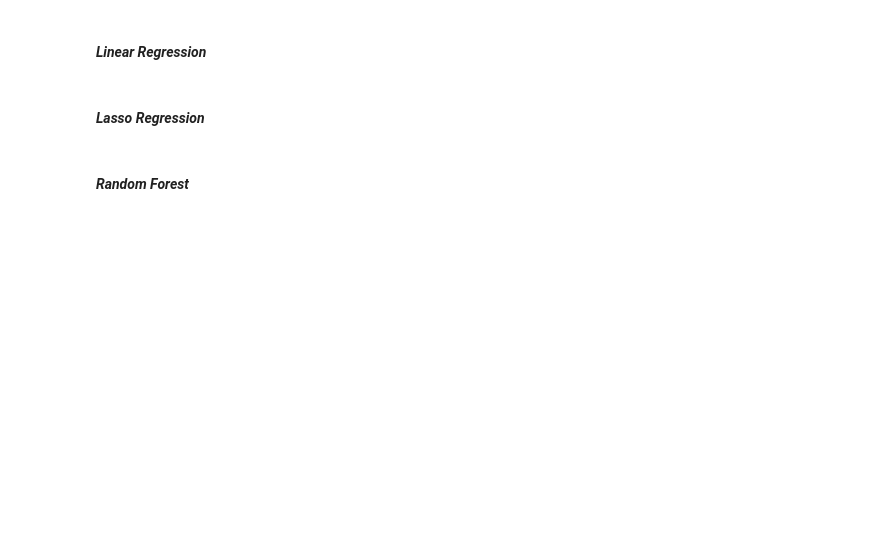
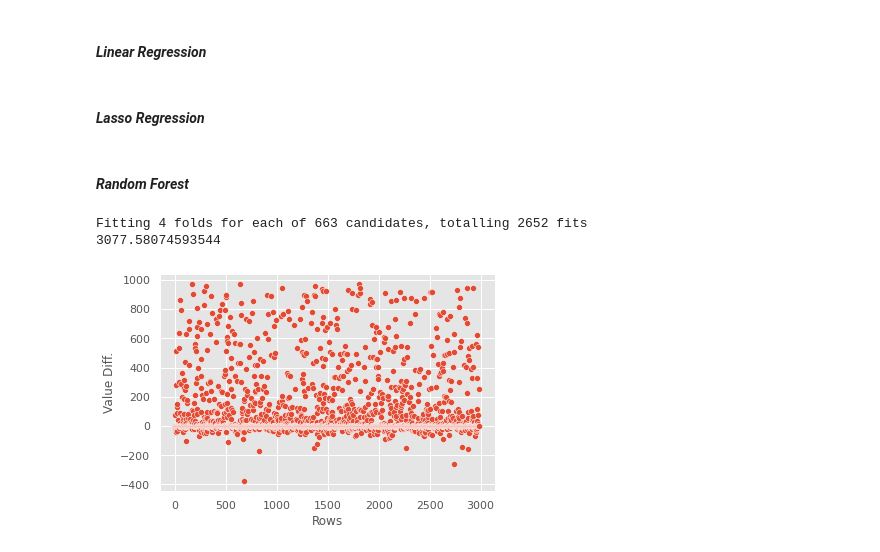
Before and after one commit to shafieiali42/Football-analysis, a Jupyter notebook: SoccerAnalysis.ipynb, the cells around one changed output. Cells and saved outputs as stored; diff of their text form; code cells hidden in the pictures; blank space fills up the shorter version.

```diff
--- a/SoccerAnalysis.ipynb
+++ b/SoccerAnalysis.ipynb
@@ -655,0 +658,22 @@ sns.heatmap(train_df.corr(),cmap="seismic",annot=True,vmin=-1,vmax=1)
+# %%
+from sklearn.ensemble import RandomForestRegressor
+import time
+current_time=time.time()
+parameters = {'n_estimators':np.arange(100,400,20),'max_depth':np.arange(3,50,1),
+              'max_features':['sqrt', 'log2',1]}
+random_forest_model =RandomForestRegressor(random_state=0)
+# random_forest_model_GS=GridSearchCV(random_forest_model, parameters,scoring="neg_mean_squared_error",cv=4,return_train_score=True)
+random_forest_model_GS=GridSearchCV(random_forest_model, parameters,scoring="neg_mean_absolute_error",cv=4,return_train_score=True,verbose=1,n_jobs=-1)
+random_forest_model_GS.fit(X_train,y_train)
+best_random_forest_model=random_forest_model_GS.best_estimator_
+y_pred=random_forest_model_GS.best_estimator_.predict(X_test)
+y_pred_value=np.exp(y_pred)
+y_test_value=np.exp(y_test)
+sns.scatterplot(np.arange(y_test_value.shape[0]),y_test_value-y_pred_value)
+plt.xlabel("Rows")
+plt.ylabel("Value Diff.")
+print(time.time()-current_time)
+# %% [output]
+Fitting 4 folds for each of 663 candidates, totalling 2652 fits
+3077.58074593544
+[figure, added]
```
Also changed, not shown: parts of 24 cells of this notebook.
